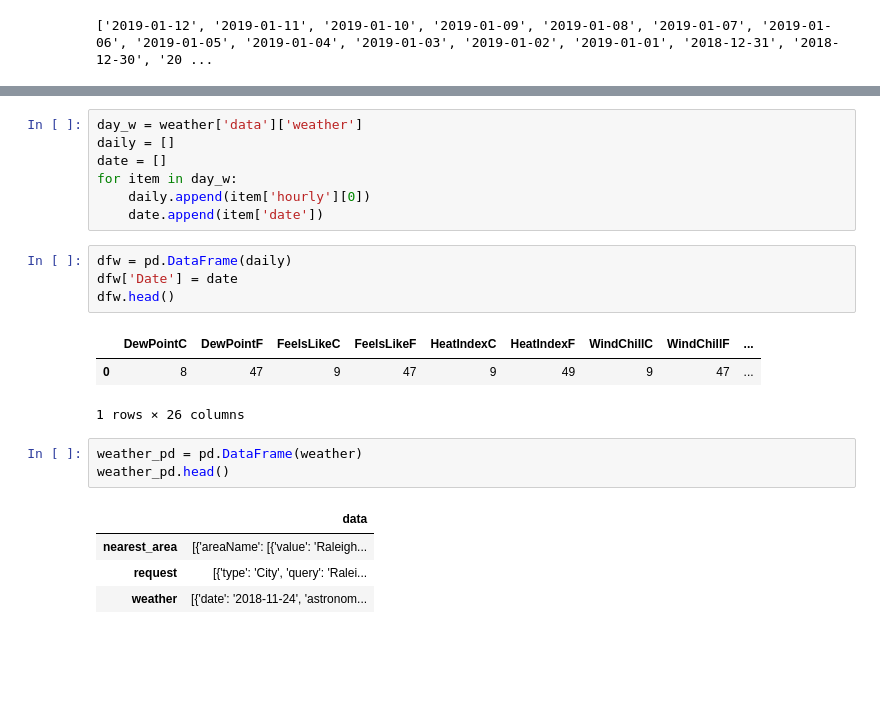
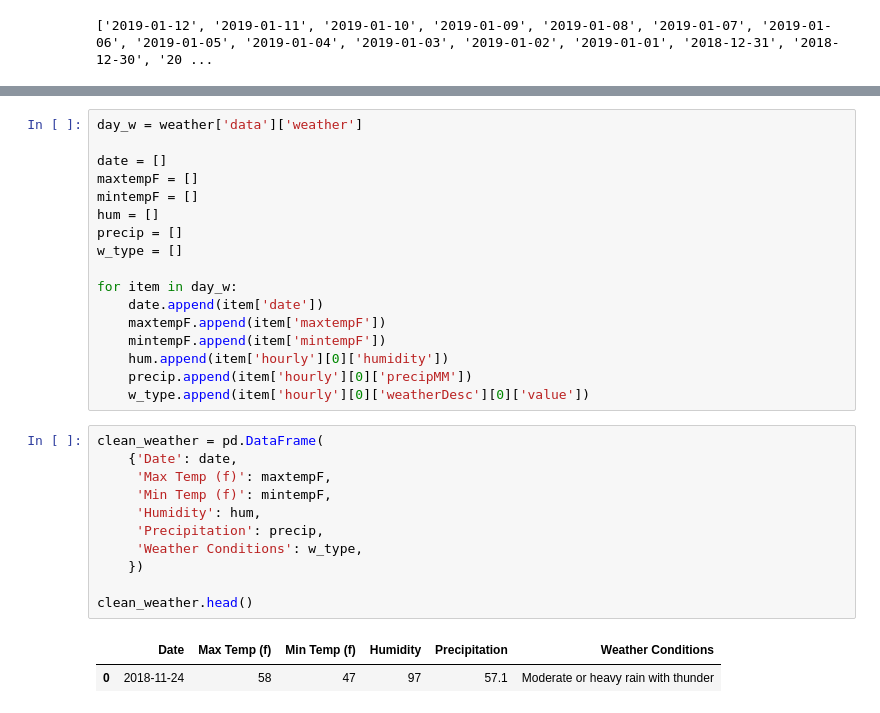
Before and after one commit to xjarodx/Project_1_Group_7, a Jupyter notebook: Weather.ipynb, the cells around one changed output, grey strips where cells are left out. Cells and saved outputs as stored; diff of their text form; blank space fills up the shorter version.

Commit message:
Cleaned the data, need to figure out how to get all dates into dataframe.

```diff
--- a/Weather.ipynb
+++ b/Weather.ipynb
@@ -39,23 +58,31 @@ for day in final_dates:
 # %%
 day_w = weather['data']['weather']
-daily = []
+
 date = []
+maxtempF = []
+mintempF = []
+hum = []
+precip = []
+w_type = []
+
 for item in day_w:
-    daily.append(item['hourly'][0])
     date.append(item['date'])
+    maxtempF.append(item['maxtempF'])
+    mintempF.append(item['mintempF'])
+    hum.append(item['hourly'][0]['humidity'])
+    precip.append(item['hourly'][0]['precipMM'])
+    w_type.append(item['hourly'][0]['weatherDesc'][0]['value'])
-# %%
-dfw = pd.DataFrame(daily)
-dfw['Date'] = date
-dfw.head()
-# %% [output]
-|  | DewPointC | DewPointF | FeelsLikeC | FeelsLikeF | HeatIndexC | HeatIndexF | WindChillC | WindChillF | ... |
-| 0 | 8 | 47 | 9 | 47 | 9 | 49 | 9 | 47 | ... |
-1 rows × 26 columns
-# %%
-weather_pd = pd.DataFrame(weather)
-weather_pd.head()
-# %% [output]
-|  | data |
-| nearest_area | [{'areaName': [{'value': 'Raleigh... |
-| request | [{'type': 'City', 'query': 'Ralei... |
-| weather | [{'date': '2018-11-24', 'astronom... |
+# %%
+clean_weather = pd.DataFrame(
+    {'Date': date,
+     'Max Temp (f)': maxtempF,
+     'Min Temp (f)': mintempF,
+     'Humidity': hum,
+     'Precipitation': precip,
+     'Weather Conditions': w_type,
+    })
+
+clean_weather.head()
+# %% [output]
+|  | Date | Max Temp (f) | Min Temp (f) | Humidity | Precipitation | Weather Conditions |
+| 0 | 2018-11-24 | 58 | 47 | 97 | 57.1 | Moderate or heavy rain with thunder |
```
Also changed, not shown: parts of 1 cell of this notebook.
